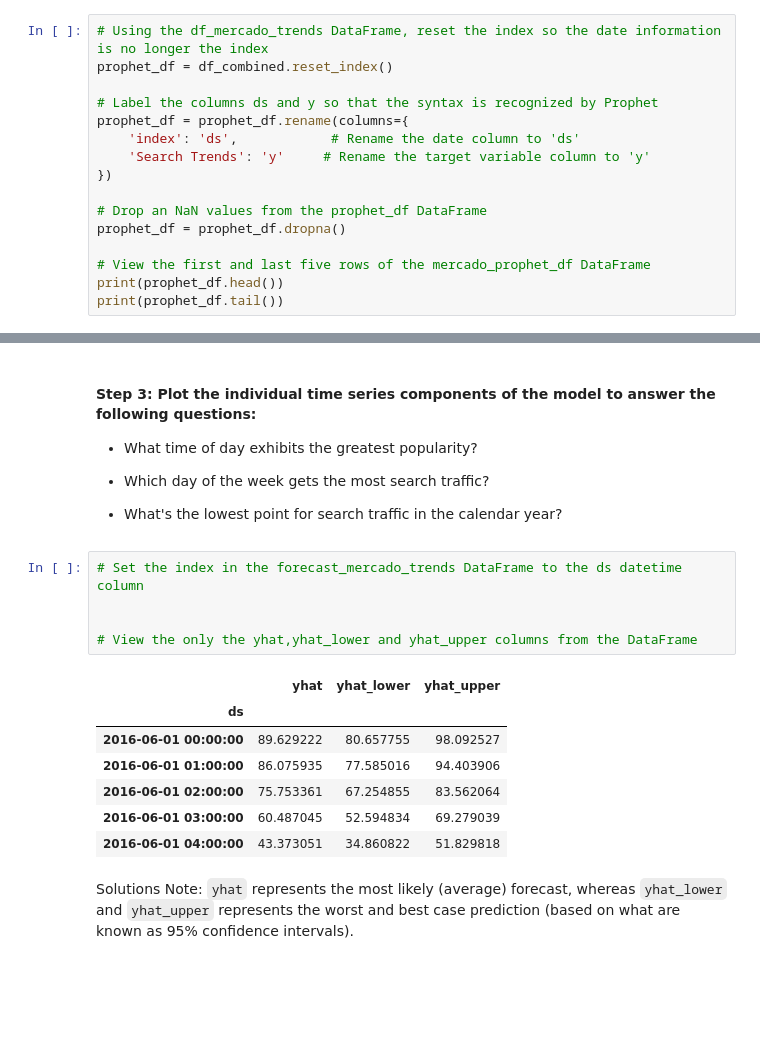
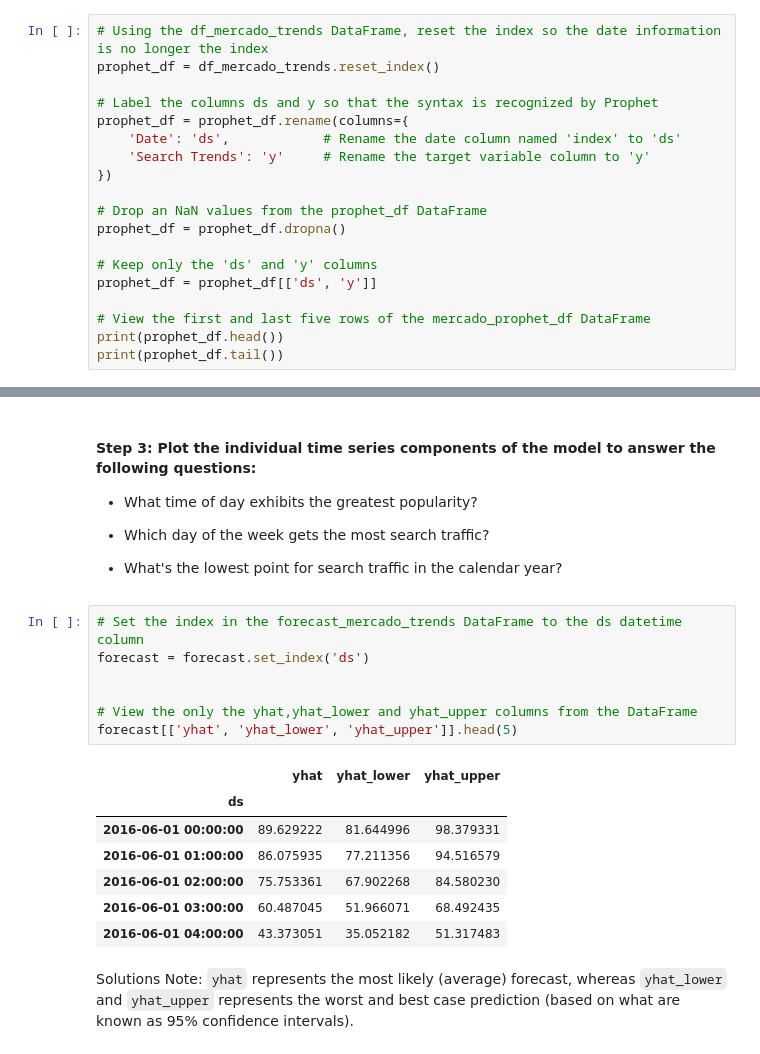
Before and after one commit to chadlbradford/prophet-challenge, a Jupyter notebook: forecasting_net_prophet.ipynb, the cells around one changed output, grey strips where cells are left out. Cells and saved outputs as stored; diff of their text form; blank space fills up the shorter version.

```diff
--- a/forecasting_net_prophet.ipynb
+++ b/forecasting_net_prophet.ipynb
@@ -524,16 +546,19 @@ Now, you need to produce a time series model that analyzes and forecasts pattern
 # %%
 # Using the df_mercado_trends DataFrame, reset the index so the date information is no longer the index
-prophet_df = df_combined.reset_index()
+prophet_df = df_mercado_trends.reset_index()
 
 # Label the columns ds and y so that the syntax is recognized by Prophet
 prophet_df = prophet_df.rename(columns={
-    'index': 'ds',            # Rename the date column to 'ds'
+    'Date': 'ds',            # Rename the date column named 'index' to 'ds'
     'Search Trends': 'y'     # Rename the target variable column to 'y'
 })
 
 # Drop an NaN values from the prophet_df DataFrame
 prophet_df = prophet_df.dropna()
 
+# Keep only the 'ds' and 'y' columns
+prophet_df = prophet_df[['ds', 'y']]
+
 # View the first and last five rows of the mercado_prophet_df DataFrame
 print(prophet_df.head())
 print(prophet_df.tail())
@@ -637,16 +651,18 @@ plt.show()
 * What's the lowest point for search traffic in the calendar year?
 # %%
 # Set the index in the forecast_mercado_trends DataFrame to the ds datetime column
+forecast = forecast.set_index('ds')
 
 
 # View the only the yhat,yhat_lower and yhat_upper columns from the DataFrame
+forecast[['yhat', 'yhat_lower', 'yhat_upper']].head(5)
 # %% [output]
 |  | yhat | yhat_lower | yhat_upper |
 | ds |  |  |  |
-| 2016-06-01 00:00:00 | 89.629222 | 80.657755 | 98.092527 |
-| 2016-06-01 01:00:00 | 86.075935 | 77.585016 | 94.403906 |
-| 2016-06-01 02:00:00 | 75.753361 | 67.254855 | 83.562064 |
-| 2016-06-01 03:00:00 | 60.487045 | 52.594834 | 69.279039 |
-| 2016-06-01 04:00:00 | 43.373051 | 34.860822 | 51.829818 |
+| 2016-06-01 00:00:00 | 89.629222 | 81.644996 | 98.379331 |
+| 2016-06-01 01:00:00 | 86.075935 | 77.211356 | 94.516579 |
+| 2016-06-01 02:00:00 | 75.753361 | 67.902268 | 84.580230 |
+| 2016-06-01 03:00:00 | 60.487045 | 51.966071 | 68.492435 |
+| 2016-06-01 04:00:00 | 43.373051 | 35.052182 | 51.317483 |
 # %% [markdown]
 Solutions Note: `yhat` represents the most likely (average) forecast, whereas `yhat_lower` and `yhat_upper` represents the worst and best case prediction (based on what are known as 95% confidence intervals).
```
Also changed, not shown: parts of 17 cells of this notebook.
